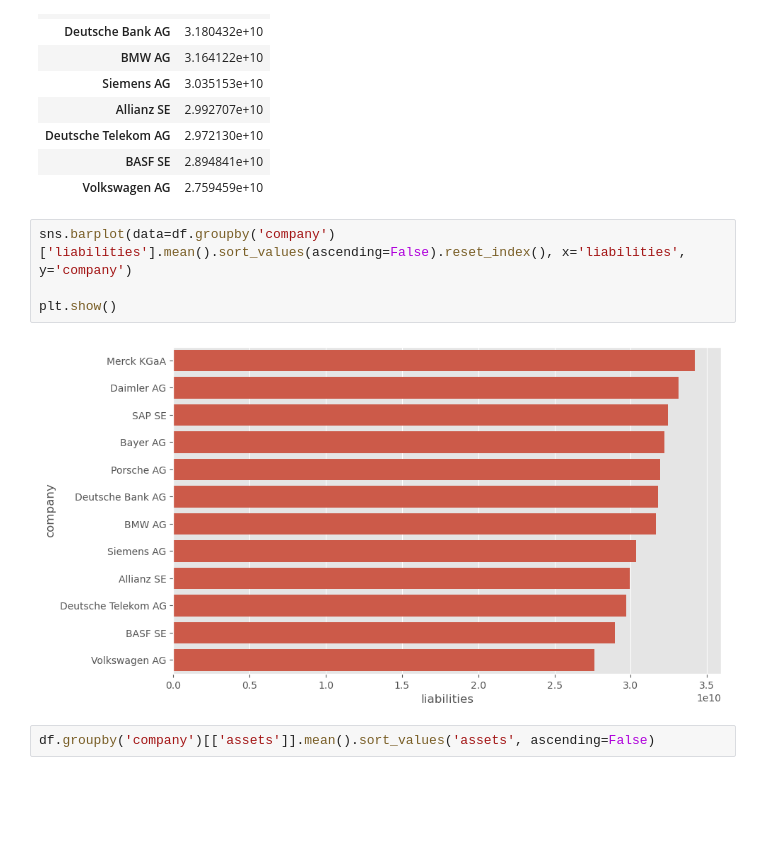
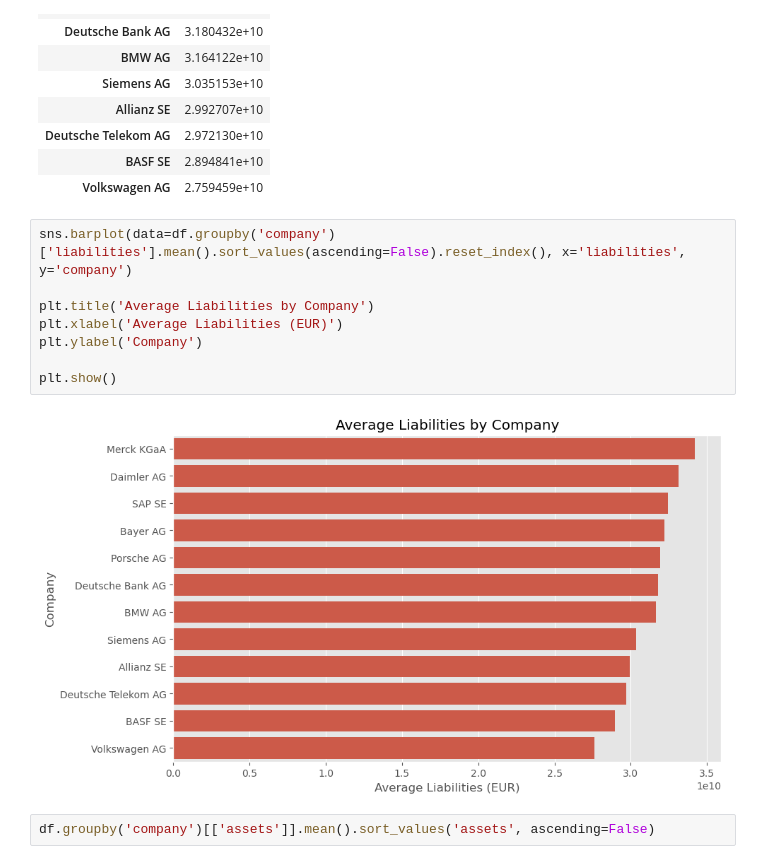
Before and after one commit to ozbakislar/deutsche-unternehmen-datenanalyse, a Jupyter notebook: notebooks/deutsche_unternehmen_datenanalyse_en.ipynb, the cells around one changed output. Saved outputs shown, nothing was run; the diff lists cells and outputs as text; blank space fills up the shorter version.

```diff
--- a/notebooks/deutsche_unternehmen_datenanalyse_en.ipynb
+++ b/notebooks/deutsche_unternehmen_datenanalyse_en.ipynb
@@ -726,9 +733,13 @@ df.groupby('company')[['liabilities']].mean().sort_values('liabilities', ascendi
 # %%
 sns.barplot(data=df.groupby('company')['liabilities'].mean().sort_values(ascending=False).reset_index(), x='liabilities', y='company')
 
+plt.title('Average Liabilities by Company')
+plt.xlabel('Average Liabilities (EUR)')
+plt.ylabel('Company')
+
 plt.show()
 # %% [output]
-[figure, old version]
+[figure, new version]
 # %%
 df.groupby('company')[['assets']].mean().sort_values('assets', ascending=False)
 # %% [output]
```
Also changed, not shown: parts of 28 cells of this notebook, 2 other files.
